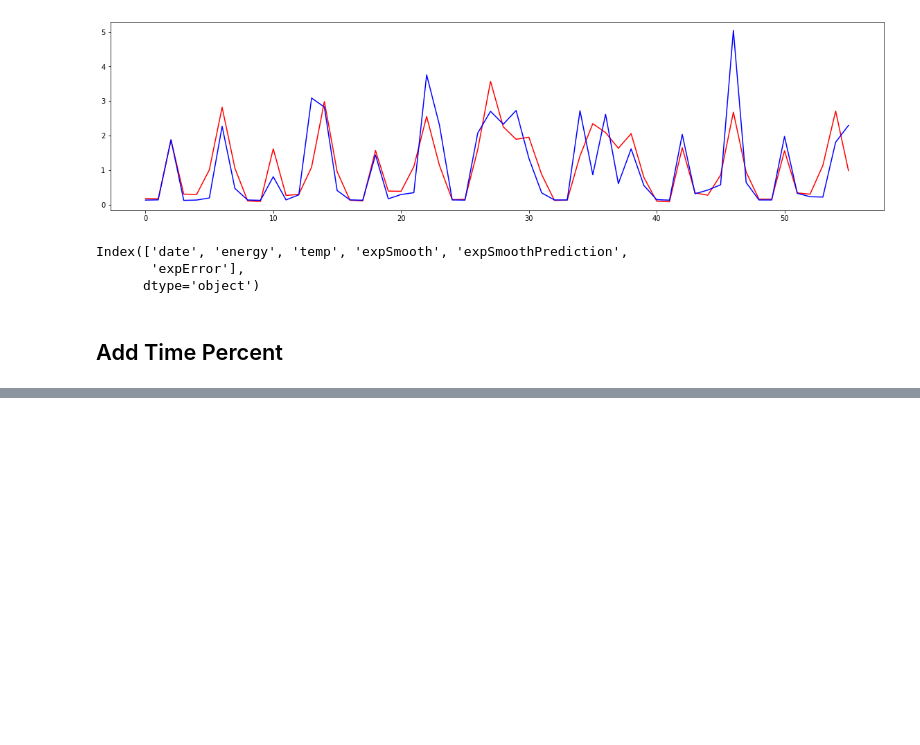
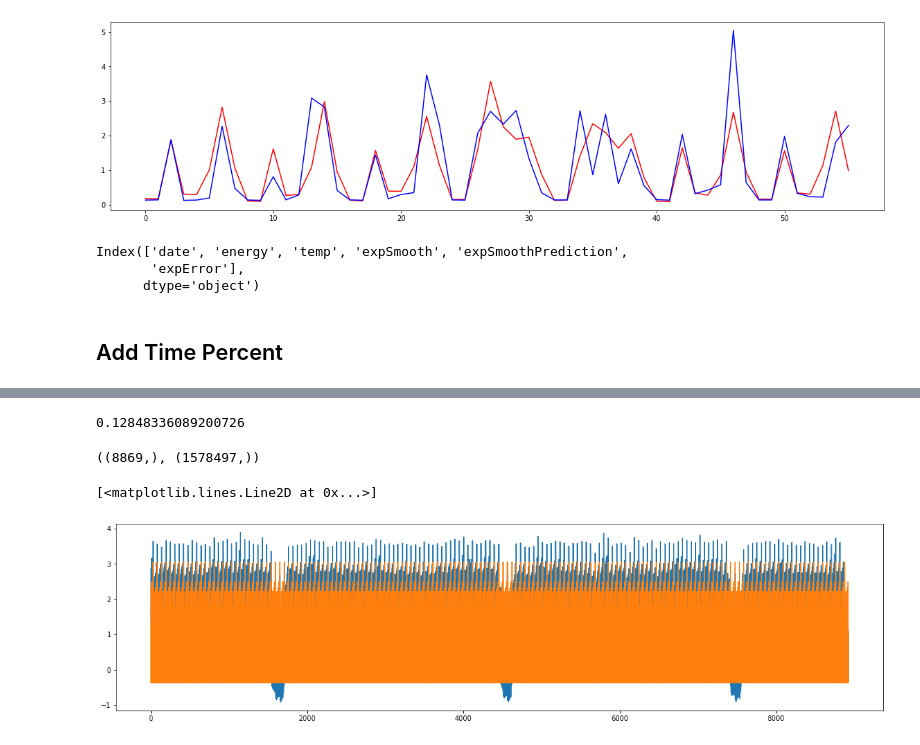
Before and after one commit to jurek1029/HouseholdEnergyPredictor, a Jupyter notebook: Load Prediction/Data-LPG-Prep.ipynb, the cells around one changed output, grey strips where cells are left out. Saved outputs shown, nothing was run; the diff lists cells and outputs as text; code cells hidden in the pictures; blank space fills up the shorter version.

Commit message:
Exp Smooth ESP 32 Imp WIP

```diff
--- a/Load Prediction/Data-LPG-Prep.ipynb
+++ b/Load Prediction/Data-LPG-Prep.ipynb
@@ -249,7 +250,7 @@ model = ExponentialSmoothing(
     use_boxcox=False,
     initialization_method="estimated",
 ).fit()
-pred = model.predict(start=0,end=len(df)-1)
+pred = model.predict(start=0,end=len(df)-1 + pred_n)
 # %%
 #Show Exponentila Prediction
 r = 56
@@ -268,6 +269,6 @@ expPred = np.roll(pred,-pred_n)
 # %%
-df['expSmooth'] = pred
-df['expSmoothPrediction'] = expPred
+df['expSmooth'] = pred[:-pred_n]
+df['expSmoothPrediction'] = pred[pred_n:]
 df['expError'] = df['energy'] - df['expSmooth']
 # %%
 df.to_feather(f_data_path + "LPG-Profile-4-plus-exp.feather")
@@ -291,0 +337,48 @@ df.temp = np.roll(df.temp,-pred_n)
+# %%
+def predFeature(x, h, m, alpha, beta, gamma, initial_level, initial_trend, initial_seasons):
+    alphac = 1 - alpha
+    betac = 1 - beta if beta is not None else 0
+    gammac = 1 - gamma if gamma is not None else 0
+
+    # s = np.zeros((len(data) + h + 1,))
+    # s[0] = initial_level
+    b = np.zeros((len(x) + h + 1,))
+    c = np.zeros((len(x) + m + 1,))
+
+    s = [initial_level, 0]
+    b[0] = initial_trend if initial_trend is not None else 0
+    c[:m] = initial_seasons
+
+    nobs = len(x)
+
+    for i in range(1, nobs + 1):
+        s[1] = alpha * (x[i - 1] - c[i - 1]) + alphac * (s[0] + b[i - 1])
+        b[i] = beta * (s[1] - s[0]) + (betac * b[i - 1])
+        c[i + m - 1] = gamma * (x[i - 1] - gamma * (s[0] + b[i - 1])) + (gammac * c[i - 1])
+
+        s[0] = s[1]
+
+    k = s[1] + c
+    fitted = np.zeros(h)
+    for i in range(h):
+        fitted[i] = s[1] + i*b[nobs + 1] + c[nobs + 2 - m + (i - 1) % m]
+
+    return np.concatenate((k,fitted))
+# %%
+alpha = 0.031324384588082115
+gamma = 1.0429298296798e-06
+df.energy[0]
+# %% [output]
+0.12848336089200726
+# %%
+p0.shape, p1.shape
+# %% [output]
+((8869,), (1578497,))
+# %%
+p0 = model.predict(start=0,end=len(df)+100)
+p1 = predFeature(df.energy.values, 100, 8*7, alpha, 0.5, gamma, df.energy[0], b0, s0)
+plt.plot(p0)
+plt.plot(p1)
+# %% [output]
+[<matplotlib.lines.Line2D at 0x...>]
+[figure, added]
```
Also changed, not shown: parts of 9 cells of this notebook, 12 other files.
